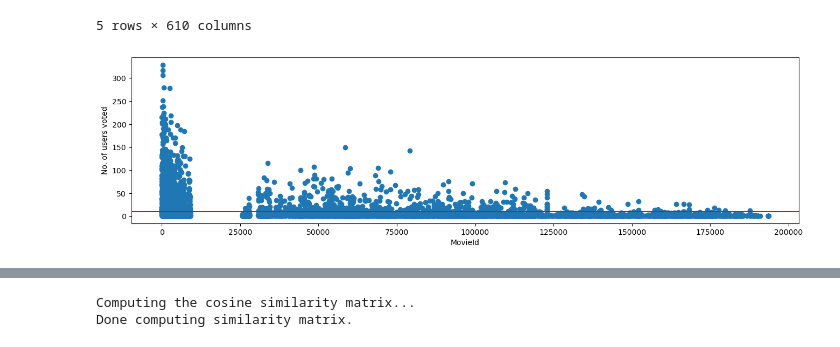
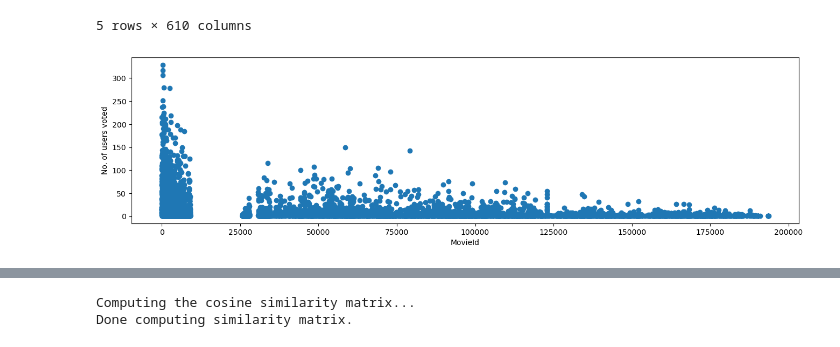
Before and after one commit to FionaNalianya/MovieLens, a Jupyter notebook: notebook.ipynb, the cells around one changed output, grey strips where cells are left out. Saved outputs shown, nothing was run; the diff lists cells and outputs as text; code cells hidden in the pictures.

```diff
--- a/notebook.ipynb
+++ b/notebook.ipynb
@@ -278,13 +280,12 @@ item_data.head()
 # %%
 no_user_voted = ratings_data.groupby('movieId')['rating'].agg('count')
 no_movies_voted = ratings_data.groupby('userId')['rating'].agg('count')
 
 f,ax = plt.subplots(1,1,figsize=(16,4))
 # ratings['rating'].plot(kind='hist')
 plt.scatter(no_user_voted.index,no_user_voted)
-plt.axhline(y=10,color='r')
 plt.xlabel('MovieId')
 plt.ylabel('No. of users voted')
 plt.show()
 # %% [output]
-[figure, old version]
+[figure, new version]
```
Also changed, not shown: parts of 13 cells of this notebook.
